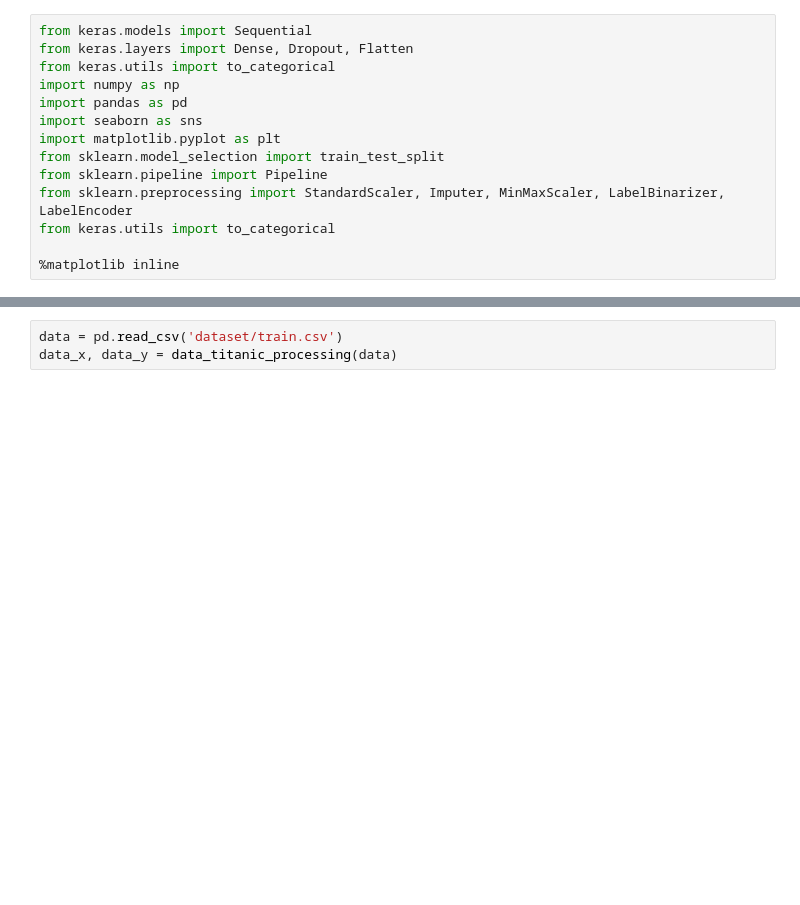
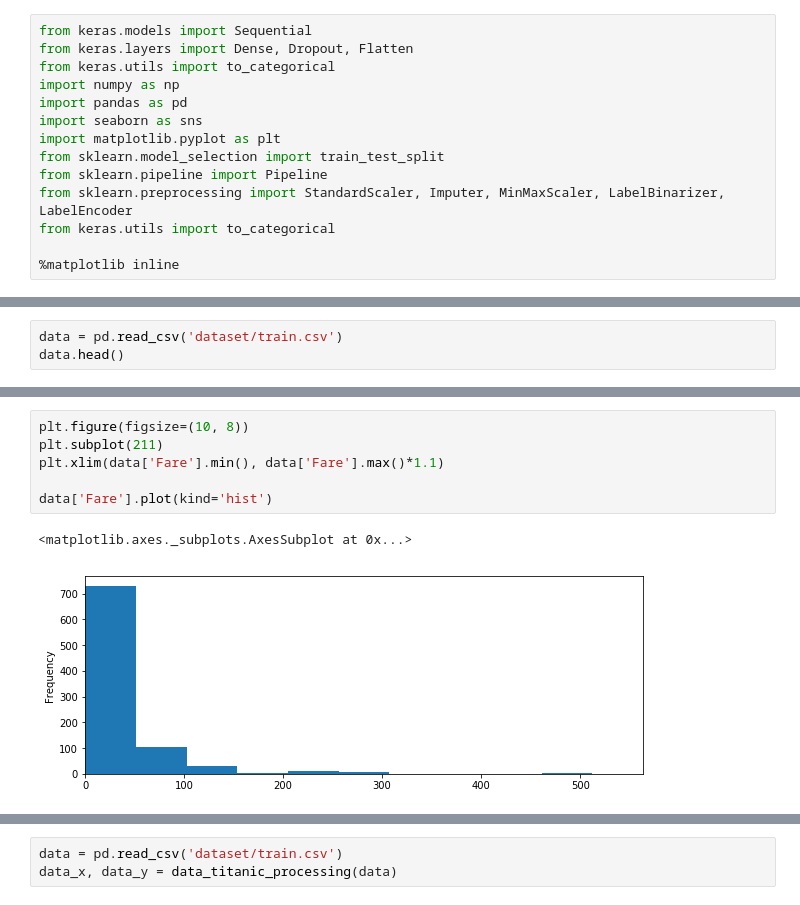
Before and after one commit to alvesmarcos/deep-learning, a Jupyter notebook: CI1107219/Manipulando dados/Manipulando Dados.ipynb, the cells around one changed output, grey strips where cells are left out. Saved outputs shown, nothing was run; the diff lists cells and outputs as text; blank space fills up the shorter version.

```diff
--- a/CI1107219/Manipulando dados/Manipulando Dados.ipynb
+++ b/CI1107219/Manipulando dados/Manipulando Dados.ipynb
@@ -68,0 +73,3 @@ def data_test_titanic_processing(data):
+# %%
+data = pd.read_csv('dataset/train.csv')
+data.head()
@@ -68,0 +91,9 @@ def data_test_titanic_processing(data):
+# %%
+plt.figure(figsize=(10, 8))
+plt.subplot(211)
+plt.xlim(data['Fare'].min(), data['Fare'].max()*1.1)
+
+data['Fare'].plot(kind='hist')
+# %% [output]
+<matplotlib.axes._subplots.AxesSubplot at 0x...>
+[figure, added]
```
Also changed, not shown: parts of 11 cells of this notebook.
